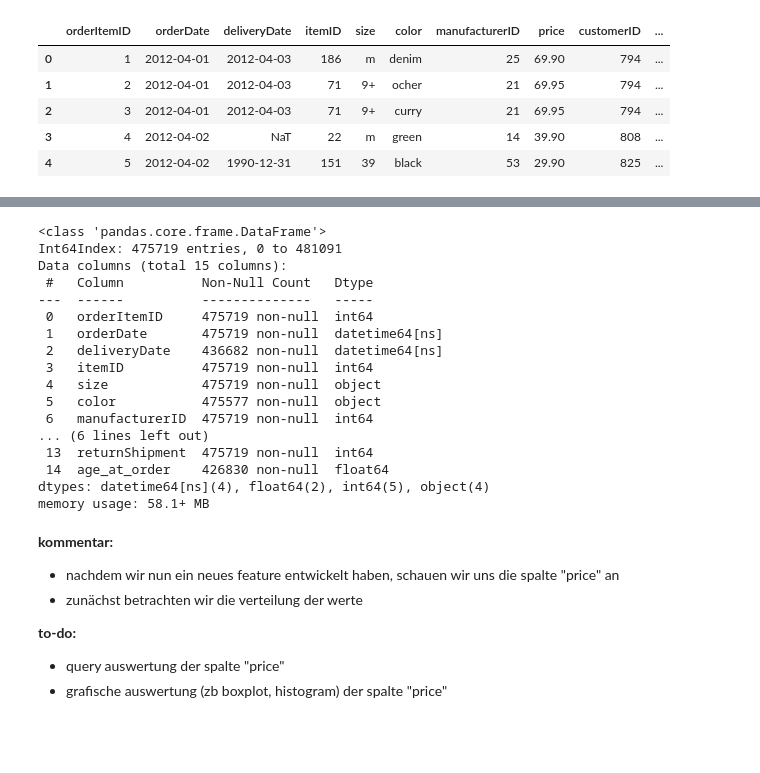
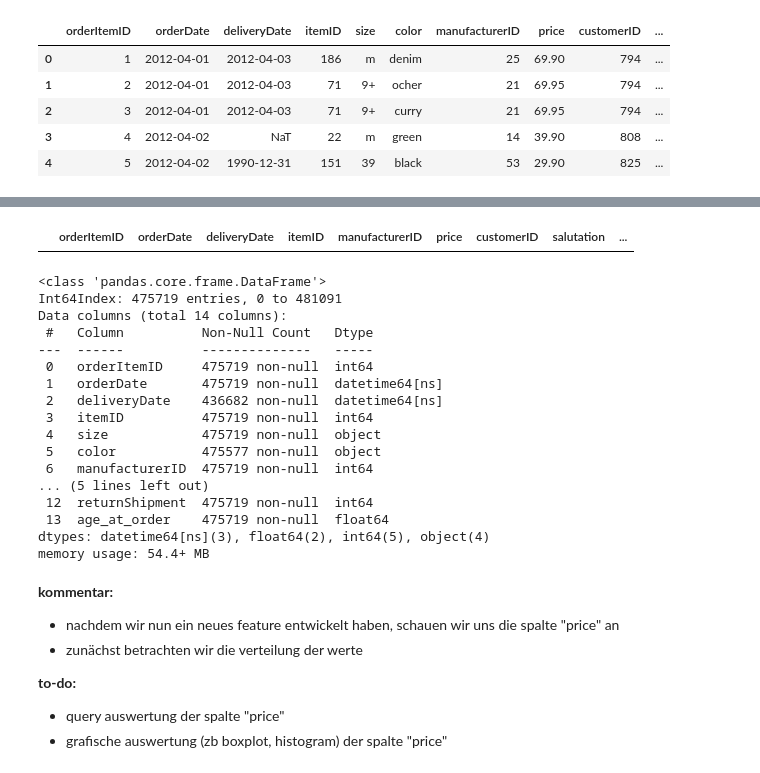
Before and after one commit to Dom1n1kD/master_hsh_ki, a Jupyter notebook: exam_data_mining_cup/exam_dmc_2014.ipynb, the cells around one changed output, grey strips where cells are left out. Saved outputs shown, nothing was run; the diff lists cells and outputs as text; code cells hidden in the pictures; blank space fills up the shorter version.

```diff
--- a/exam_data_mining_cup/exam_dmc_2014.ipynb
+++ b/exam_data_mining_cup/exam_dmc_2014.ipynb
@@ -363,6 +363,6 @@ df.head()
 | 3 | 4 | 2012-04-02 | NaT | 22 | m | green | 14 | 39.90 | 808 | ... |
 | 4 | 5 | 2012-04-02 | 1990-12-31 | 151 | 39 | black | 53 | 29.90 | 825 | ... |
 # %%
-df.drop(df.loc[df['age_at_order']<7].index, inplace=True)
-df.drop(df.loc[df['age_at_order']>=110].index, inplace=True)
-df.drop(columns=['dateOfBirth'])
+df.drop(df.loc[df['age_at_order']<7].index, inplace = True)
+df.drop(df.loc[df['age_at_order']>=110].index, inplace = True)
+df.drop(columns=['dateOfBirth'], inplace = True)
@@ -383,9 +369,18 @@ df.drop(columns=['dateOfBirth'])
+# %%
+# um fehlende alterswerte zu behandeln (dateOfBirth = NaT),
+# berechnen wir den median des von uns erstellen attributs 'age_at_order'
+# und füllen die NaT werte entsprechend
+df['age_at_order'].fillna(df['age_at_order'].median(), inplace=True)
+# %%
+df[df['age_at_order'].isnull()]
+# %% [output]
+|  | orderItemID | orderDate | deliveryDate | itemID | manufacturerID | price | customerID | salutation | ... |
 # %%
 df.info()
 # %% [output]
 <class 'pandas.core.frame.DataFrame'>
 Int64Index: 475719 entries, 0 to 481091
-Data columns (total 15 columns):
+Data columns (total 14 columns):
  #   Column          Non-Null Count   Dtype
 ---  ------          --------------   -----
  0   orderItemID     475719 non-null  int64
@@ -395,11 +390,11 @@ Data columns (total 15 columns):
  4   size            475719 non-null  object
  5   color           475577 non-null  object
  6   manufacturerID  475719 non-null  int64
-... (6 lines left out)
- 13  returnShipment  475719 non-null  int64
- 14  age_at_order    426830 non-null  float64
-dtypes: datetime64[ns](4), float64(2), int64(5), object(4)
-memory usage: 58.1+ MB
+... (5 lines left out)
+ 12  returnShipment  475719 non-null  int64
+ 13  age_at_order    475719 non-null  float64
+dtypes: datetime64[ns](3), float64(2), int64(5), object(4)
+memory usage: 54.4+ MB
 # %% [markdown]
 **kommentar:**
 - nachdem wir nun ein neues feature entwickelt haben, schauen wir uns die spalte "price" an
```
Also changed, not shown: parts of 16 cells of this notebook.
